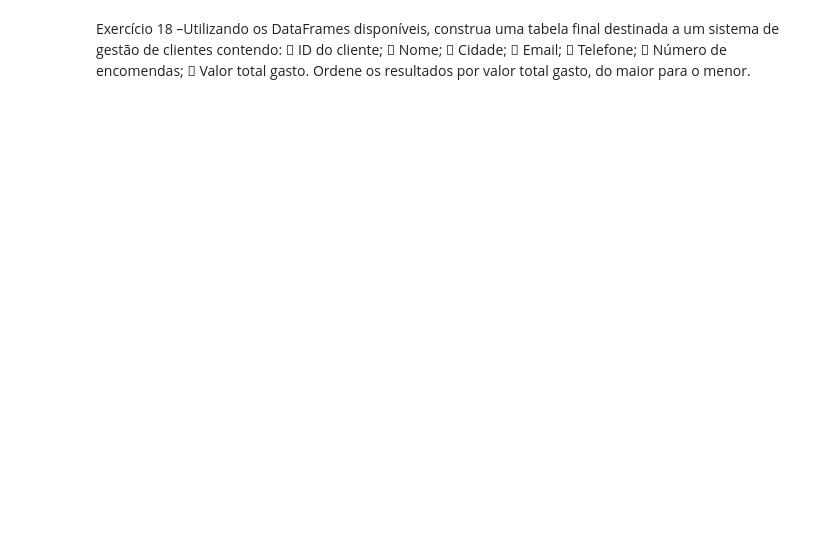
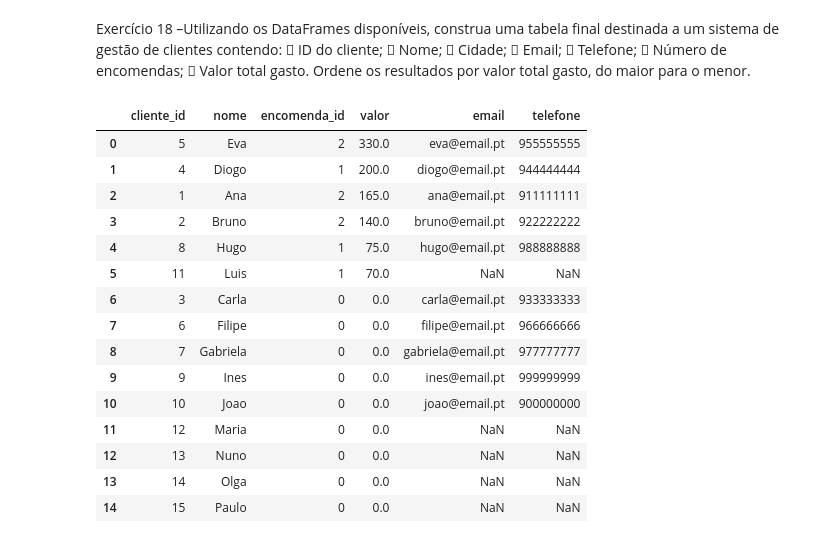
Before and after one commit to SirRick76/Projetos_PTL, a Jupyter notebook: FichadeTrabalho/FichadeTrabalho.ipynb, the cells around one changed output. Cells and saved outputs as stored; diff of their text form; code cells hidden in the pictures; blank space fills up the shorter version.

```diff
--- a/FichadeTrabalho/FichadeTrabalho.ipynb
+++ b/FichadeTrabalho/FichadeTrabalho.ipynb
@@ -215,3 +401,29 @@ clientes contendo:
  Número de encomendas;
  Valor total gasto.
 Ordene os resultados por valor total gasto, do maior para o menor.
+# %%
+ex18=pd.concat([clientes,novos_clientes])
+ex18=pd.merge(ex18,encomendas,on="cliente_id",how="left")
+ex18=ex18.groupby(["cliente_id","nome"]).agg({
+    "encomenda_id":"count",
+    "valor":"sum"
+}).sort_values(by=["valor","cliente_id"],ascending=[False,True]).reset_index()
+ex18=pd.merge(ex18,contactos,on="cliente_id",how="left")
+ex18
+# %% [output]
+|  | cliente_id | nome | encomenda_id | valor | email | telefone |
+| 0 | 5 | Eva | 2 | 330.0 | eva@email.pt | 955555555 |
+| 1 | 4 | Diogo | 1 | 200.0 | diogo@email.pt | 944444444 |
+| 2 | 1 | Ana | 2 | 165.0 | ana@email.pt | 911111111 |
+| 3 | 2 | Bruno | 2 | 140.0 | bruno@email.pt | 922222222 |
+| 4 | 8 | Hugo | 1 | 75.0 | hugo@email.pt | 988888888 |
+| 5 | 11 | Luis | 1 | 70.0 | NaN | NaN |
+| 6 | 3 | Carla | 0 | 0.0 | carla@email.pt | 933333333 |
+| 7 | 6 | Filipe | 0 | 0.0 | filipe@email.pt | 966666666 |
+| 8 | 7 | Gabriela | 0 | 0.0 | gabriela@email.pt | 977777777 |
+| 9 | 9 | Ines | 0 | 0.0 | ines@email.pt | 999999999 |
+| 10 | 10 | Joao | 0 | 0.0 | joao@email.pt | 900000000 |
+| 11 | 12 | Maria | 0 | 0.0 | NaN | NaN |
+| 12 | 13 | Nuno | 0 | 0.0 | NaN | NaN |
+| 13 | 14 | Olga | 0 | 0.0 | NaN | NaN |
+| 14 | 15 | Paulo | 0 | 0.0 | NaN | NaN |
```
Also changed, not shown: parts of 15 cells of this notebook, 6 other files.
